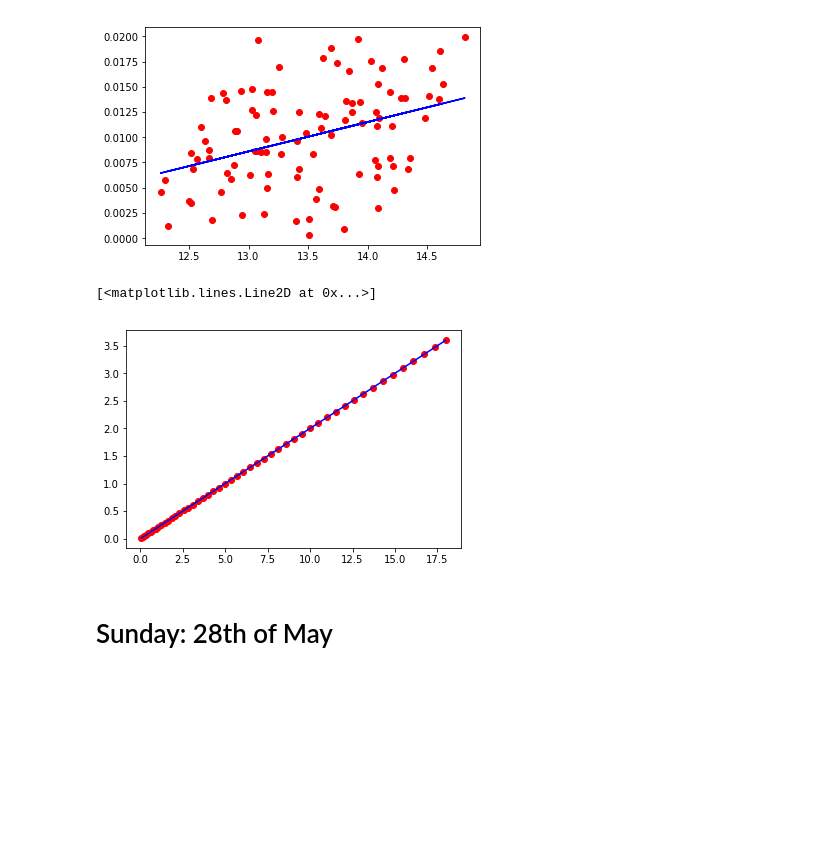
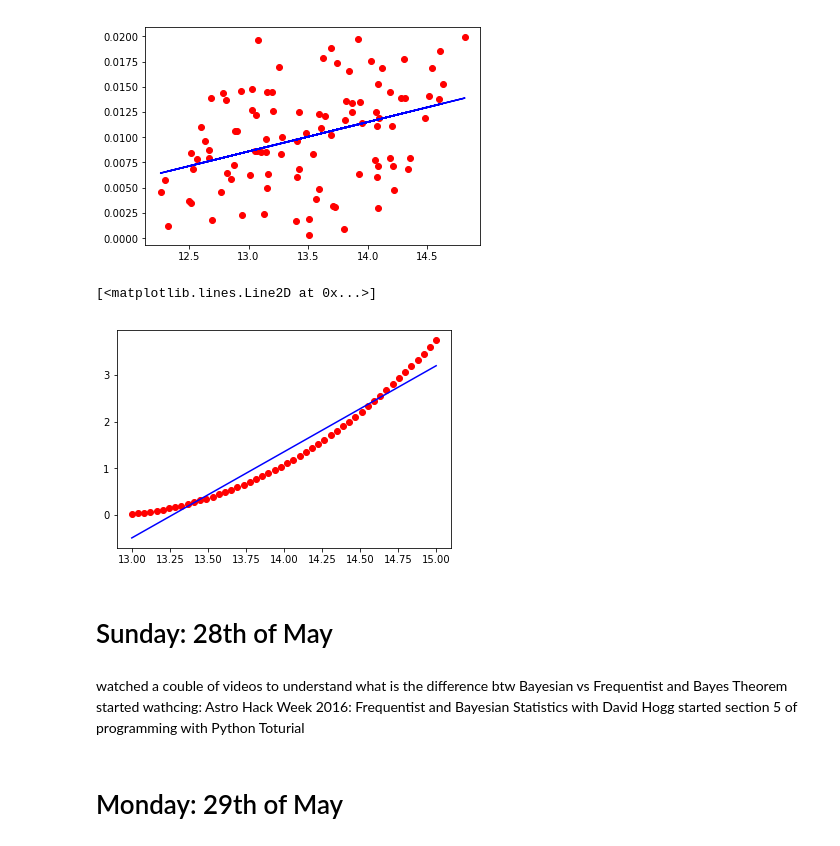
Before and after one commit to moustakas/siena-astrophysics, a Jupyter notebook: summer2017/ghadeer/jojoS2017.ipynb, the cells around one changed output. Cells and saved outputs as stored; diff of their text form; code cells hidden in the pictures; blank space fills up the shorter version.

Commit message:
makin plots

```diff
--- a/summer2017/ghadeer/jojoS2017.ipynb
+++ b/summer2017/ghadeer/jojoS2017.ipynb
@@ -95,19 +101,14 @@ plt.plot(totalLog10Halo, totalLog10Halo*coefficients[0] + coefficients[1], 'b')
 # %%
-import random
-import numpy as np
-import matplotlib.pyplot as plt
-from random import randint
-%matplotlib inline
-
-
 seed = 123
 rand  = np.random.RandomState(seed)
-log10Halo = rand.uniform(13, 15, 1)
+#log10Halo = rand.uniform(13, 15, 1)
 
-log10Halo1 = np.ones(50)*log10Halo
+#log10Halo1 = np.ones(50)*log10Halo
 
 
 n = 50
+log10Halo1 = np.linspace(13, 15, n)
+
 epsilon = np.linspace(0.01, 0.5, n)
 
 fraction = np.linspace(0.1, 0.5, n)
@@ -118,21 +119,17 @@ totalLog10gas = fraction * log10Halo1
 
 bcg = epsilon * totalLog10gas
 
-leftHalo = log10Halo1 - totalLog10gas
-
-slope = 0.2
-intercept = 0
-leftHalo1= (bcg - intercept)/slope
-
-plt.plot(leftHalo1, bcg, 'ro')
-
-
-coefficients = np.polyfit(leftHalo1, bcg, 1)
-
-
-plt.plot(leftHalo1, leftHalo1*coefficients[0] + coefficients[1], 'b')
+#leftHalo = log10Halo1 - totalLog10gas
-# %% [output]
-[<matplotlib.lines.Line2D at 0x...>]
-[figure, removed]
+# %%
+plt.plot(log10Halo1, bcg, 'ro')
+
+
+coefficients = np.polyfit(log10Halo1, bcg, 1)
+
+
+plt.plot(log10Halo1, log10Halo1*coefficients[0] + coefficients[1], 'b')
+# %% [output]
+[<matplotlib.lines.Line2D at 0x...>]
+[figure, added]
 # %% [markdown]
 # Sunday: 28th of May
@@ -142,0 +136,6 @@ plt.plot(leftHalo1, leftHalo1*coefficients[0] + coefficients[1], 'b')
+# %% [markdown]
+watched a couble of videos to understand what is the difference btw Bayesian vs Frequentist and Bayes Theorem
+started wathcing: Astro Hack Week 2016: Frequentist and Bayesian Statistics with David Hogg
+started section 5 of programming with Python Toturial
+# %% [markdown]
+# Monday: 29th of May
```
Also changed, not shown: parts of 26 cells of this notebook.
